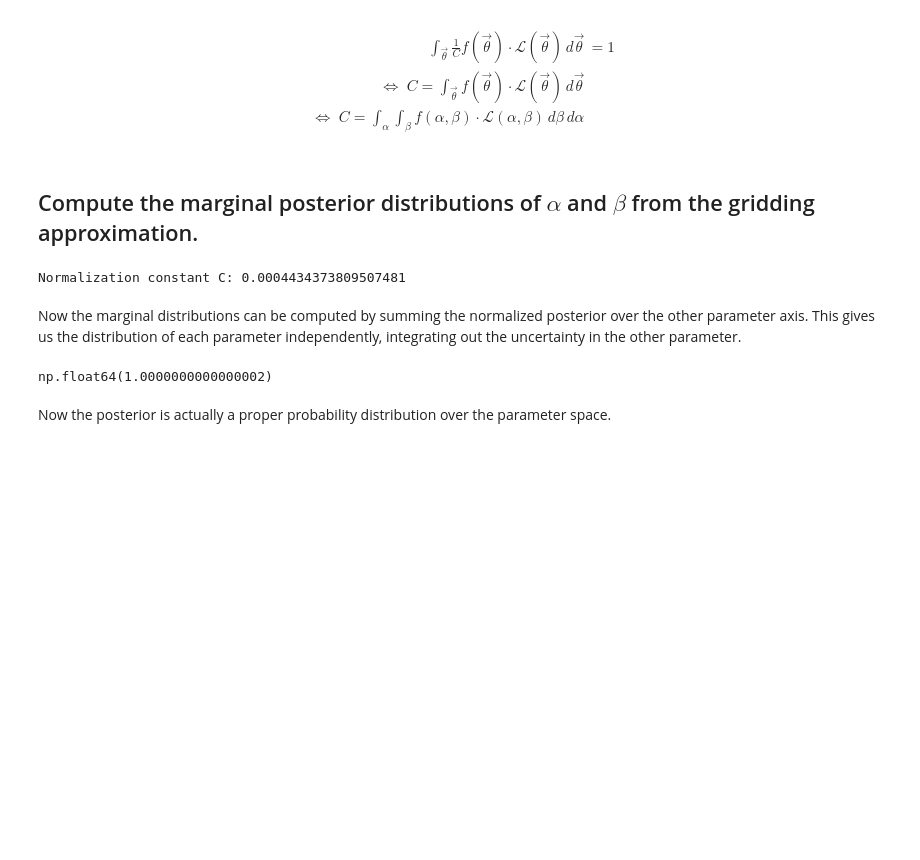
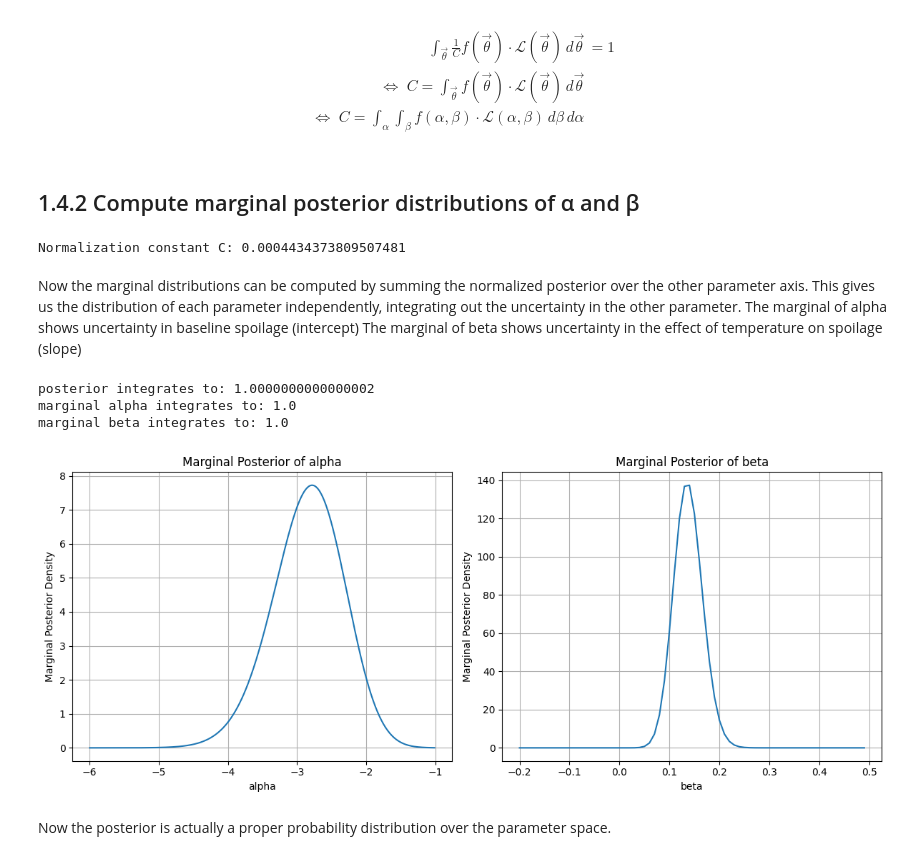
Before and after one commit to FedericoGritti/probabilistic_mushroom_spoilage_model, a Jupyter notebook: carnio_gritti.ipynb, the cells around one changed output. Drawn from its saved outputs; the diff is of its cells as text; code cells hidden in the pictures; blank space fills up the shorter version.

```diff
--- a/carnio_gritti.ipynb
+++ b/carnio_gritti.ipynb
@@ -463,7 +468,7 @@ We define C as the normalizing constant
 \iff\; C = \int_\alpha \int_\beta f(\alpha, \beta) \cdot \mathcal{L}(\alpha, \beta) \, d\beta \, d\alpha
 \end{align*}
 # %% [markdown]
-## Compute the marginal posterior distributions of $\alpha$ and $\beta$ from the gridding approximation.
+## 1.4.2 Compute marginal posterior distributions of α and β
 # %%
 #we compute the normalization constant C |
 # by summing the unnormalized posterior and multiplying by the area of each grid cell
@@ -474,11 +479,45 @@ print(f"Normalization constant C: {C}")
 Normalization constant C: 0.0004434373809507481
 # %% [markdown]
 Now the marginal distributions can be computed by summing the normalized posterior over the other parameter axis. This gives us the distribution of each parameter independently, integrating out the uncertainty in the other parameter.
+The marginal of alpha shows uncertainty in baseline spoilage (intercept)
+The marginal of beta shows uncertainty in the effect of temperature on spoilage (slope)
 # %%
 norm_post = unnorm_post / C
-np.sum(norm_post) * step_log * step_log
+print(f"posterior integrates to: {np.sum(norm_post) * step_log * step_log}")
+
+# we compute the marginal distributions by integrating
+marginal_alpha = np.sum(norm_post, axis=0) * step_log #axis=0 corresponds to beta
+marginal_beta = np.sum(norm_post, axis=1) * step_log #axis=1 corresponds to alpha
+
+print(f"marginal alpha integrates to: {np.sum(marginal_alpha) * step_log}")
+print(f"marginal beta integrates to: {np.sum(marginal_beta) * step_log}")
+
+# Get the corresponding grid values
+alpha_grid_1d = a_prior_log[0, :]  # alpha values
+beta_grid_1d = b_prior_log[:, 0]   # beta values
+
+# Visualize marginal distributions
+plt.figure(figsize=(12, 5))
+plt.subplot(1, 2, 1)
+plt.plot(alpha_grid_1d, marginal_alpha)
+plt.xlabel('alpha')
+plt.ylabel('Marginal Posterior Density')
+plt.title('Marginal Posterior of alpha')
+plt.grid(True)
+
+plt.subplot(1, 2, 2)
+plt.plot(beta_grid_1d, marginal_beta)
+plt.xlabel('beta')
+plt.ylabel('Marginal Posterior Density')
+plt.title('Marginal Posterior of beta')
+plt.grid(True)
+plt.tight_layout()
+plt.show()
 # %% [output]
-np.float64(1.0000000000000002)
+posterior integrates to: 1.0000000000000002
+marginal alpha integrates to: 1.0
+marginal beta integrates to: 1.0
+[figure, added]
 # %% [markdown]
 Now the posterior is actually a proper probability distribution over the parameter space.
 # %%
```
Also changed, not shown: parts of 43 cells of this notebook.
